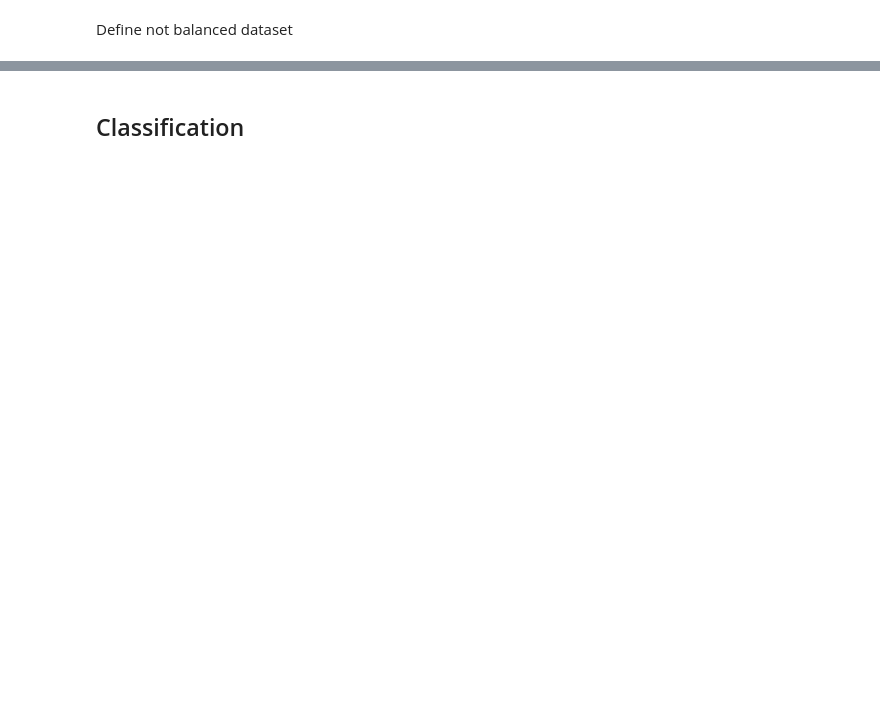
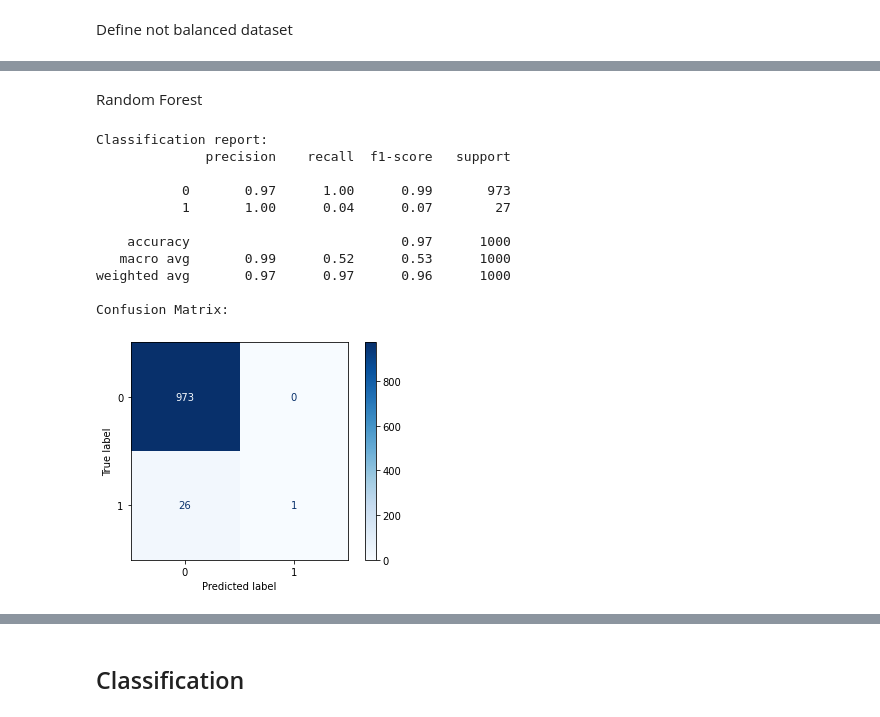
Before and after one commit to mayarachew/IEEE-CIS-Fraud-Detection, a Jupyter notebook: src/classifications.ipynb, the cells around one changed output, grey strips where cells are left out. Drawn from its saved outputs; the diff is of its cells as text; code cells hidden in the pictures; blank space fills up the shorter version.

```diff
--- a/src/classifications.ipynb
+++ b/src/classifications.ipynb
@@ -184,0 +327,23 @@ X_test.shape (2446, 2263)
+# %% [markdown]
+Random Forest
+# %%
+rf_clf = RandomForestClassifier(n_estimators=600, min_samples_split=2, min_samples_leaf=2, max_features='auto', max_depth=40, criterion='gini', random_state=SEED_VAL)
+
+y_pred = create_classifier(rf_clf, X_train_not_balanced_04, y_train_not_balanced_04,
+                          X_val, y_val)
+
+print('Confusion Matrix: ')
+plot_confusion_matrix(rf_clf, X_val, y_val)
+# %% [output]
+Classification report:
+              precision    recall  f1-score   support
+
+           0       0.97      1.00      0.99       973
+           1       1.00      0.04      0.07        27
+
+    accuracy                           0.97      1000
+   macro avg       0.99      0.52      0.53      1000
+weighted avg       0.97      0.97      0.96      1000
+
+Confusion Matrix:
+[figure, added]
```
Also changed, not shown: parts of 247 cells of this notebook, 3 other files.
